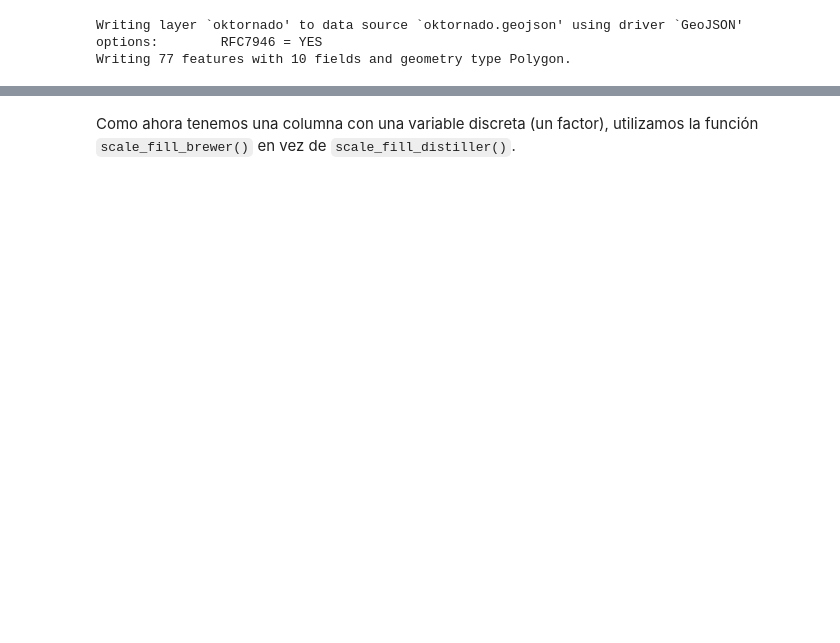
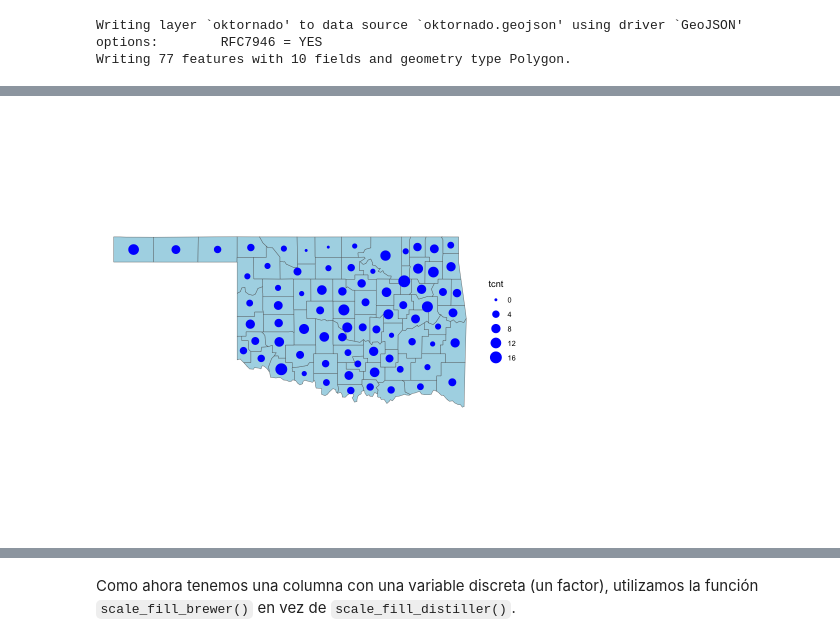
Before and after one commit to mellamanelpoeta/vis, a Jupyter notebook: Practical_work/Pr6_VisualizacionGeoespacial_Vector.ipynb, the cells around one changed output, grey strips where cells are left out. Saved outputs shown, nothing was run; the diff lists cells and outputs as text; code cells hidden in the pictures; blank space fills up the shorter version.

```diff
--- a/Practical_work/Pr6_VisualizacionGeoespacial_Vector.ipynb
+++ b/Practical_work/Pr6_VisualizacionGeoespacial_Vector.ipynb
@@ -312,0 +397,8 @@ Warning message:
+# %%
+okcntrd = st_centroid(countymap)
+
+ggplot() +
+  geom_sf(data = okcounty, fill = "lightblue") +
+  geom_sf(data = okcntrd, aes(size = tcnt), color="blue") +
+  theme_void()
+# %% [output]
@@ -312,0 +407 @@ Warning message:
+[figure, added]
```
Also changed, not shown: parts of 41 cells of this notebook.
